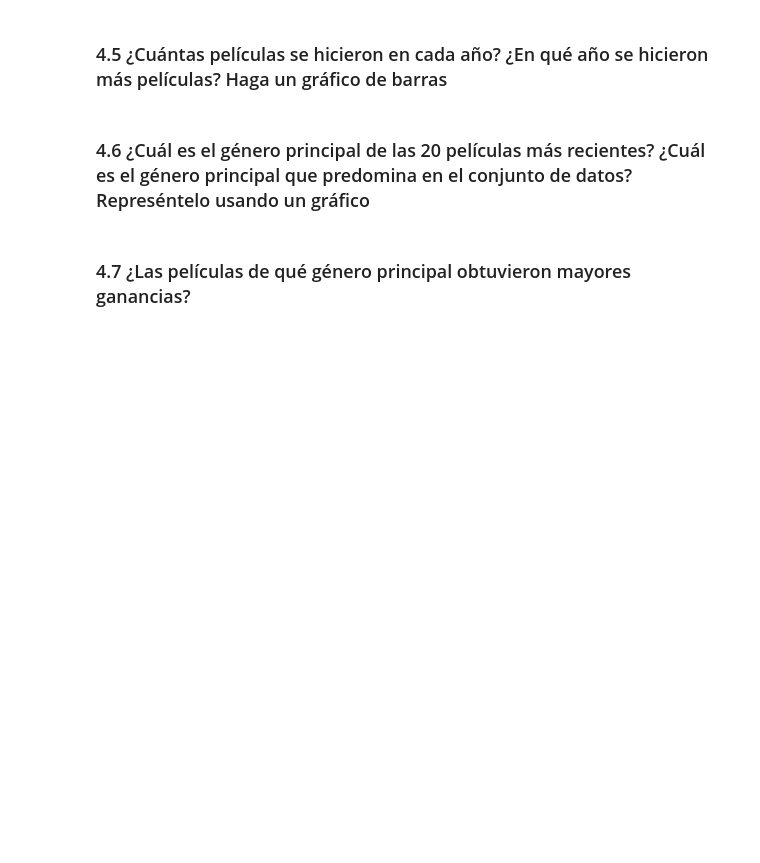
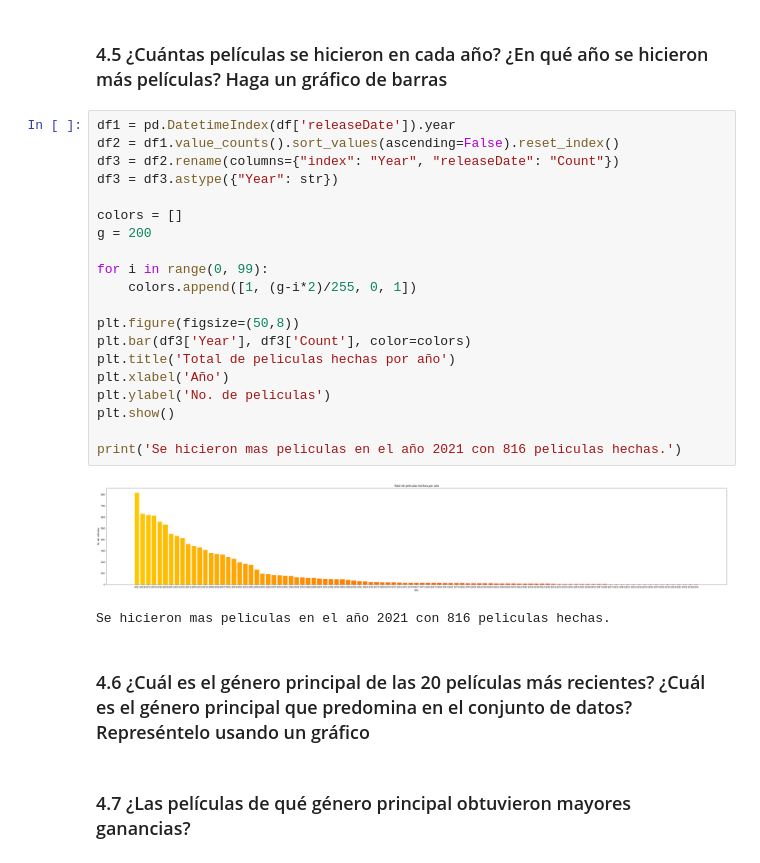
Before and after one commit to wsaldana/Miner-aHDT1, a Jupyter notebook: MineriaHDT1.ipynb, the cells around one changed output. Drawn from its saved outputs; the diff is of its cells as text; blank space fills up the shorter version.

```diff
--- a/MineriaHDT1.ipynb
+++ b/MineriaHDT1.ipynb
@@ -42,5 +129,28 @@ df.head()
 # %% [markdown]
 ### 4.5 ¿Cuántas  películas  se  hicieron  en  cada  año?  ¿En  qué  año  se  hicieron  más películas? Haga un gráfico de barras
+# %%
+df1 = pd.DatetimeIndex(df['releaseDate']).year
+df2 = df1.value_counts().sort_values(ascending=False).reset_index()
+df3 = df2.rename(columns={"index": "Year", "releaseDate": "Count"})
+df3 = df3.astype({"Year": str})
+
+colors = []
+g = 200
+
+for i in range(0, 99):
+    colors.append([1, (g-i*2)/255, 0, 1])
+
+plt.figure(figsize=(50,8))
+plt.bar(df3['Year'], df3['Count'], color=colors)
+plt.title('Total de peliculas hechas por año')
+plt.xlabel('Año')
+plt.ylabel('No. de peliculas')
+plt.show()
+
+print('Se hicieron mas peliculas en el año 2021 con 816 peliculas hechas.')
+# %% [output]
+[figure, added]
+Se hicieron mas peliculas en el año 2021 con 816 peliculas hechas.
 # %% [markdown]
 ### 4.6 ¿Cuál es el género principal de las 20 películas más recientes? ¿Cuál es el género principal que predomina en el conjunto de datos? Represéntelo usando un gráfico
 # %% [markdown]
```
Also changed, not shown: parts of 7 cells of this notebook.
